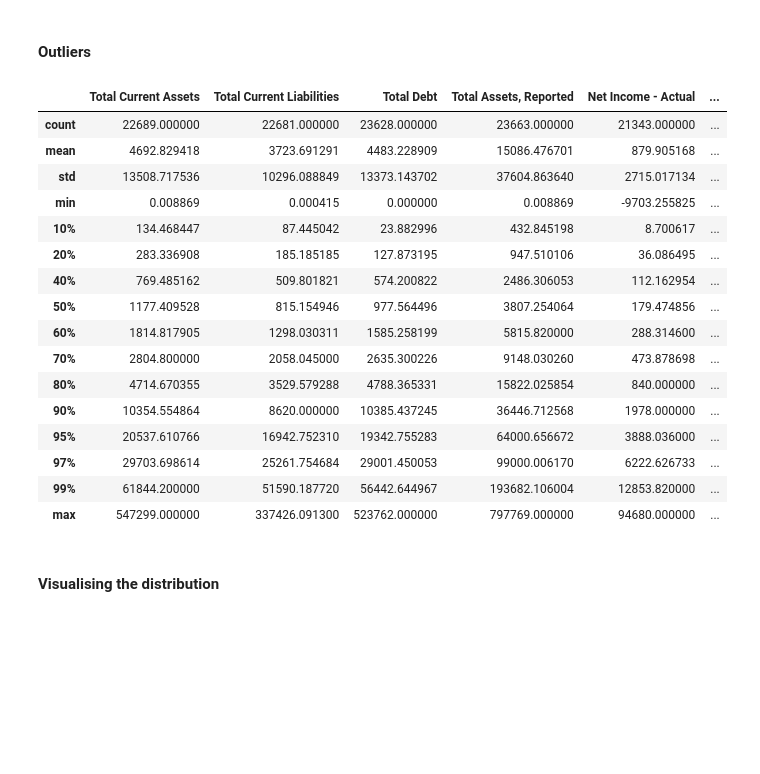
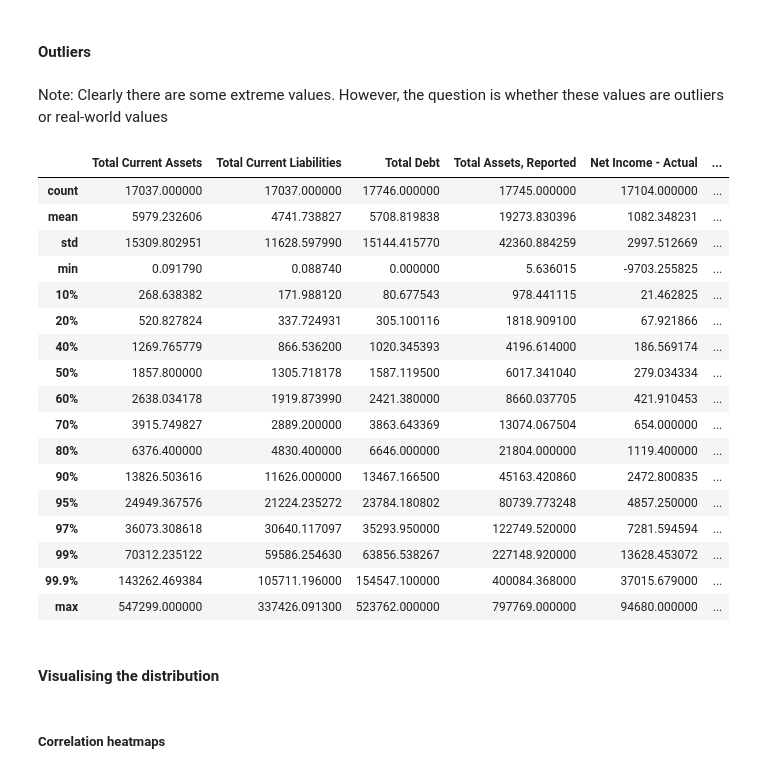
Before and after one commit to sprabhu4/SP_ESG_Pred, a Jupyter notebook: Code.ipynb, the cells around one changed output. Cells and saved outputs as stored; diff of their text form; code cells hidden in the pictures; blank space fills up the shorter version.

```diff
--- a/Code.ipynb
+++ b/Code.ipynb
@@ -54,3 +97,9 @@ df_firm.columns
 # %%
 # Lets rename some columns
-df_firm.rename(columns={"Total CO2 Equivalent Emissions To Revenues USD in million": "CO2 Emissions", "Property Plant And Equipment, Total - Gross": "PPE Total"},inplace=True)
+df_firm.rename(
+    columns={
+        "Total CO2 Equivalent Emissions To Revenues USD in million": "CO2 Emissions",
+        "Property Plant And Equipment, Total - Gross": "PPE Total",
+    },
+    inplace=True,
+)
@@ -108,0 +152,3 @@ dtype: float64
+# %%
+df_firm = df_firm[df_firm["ESG Score"].notna()]
+df_firm.shape
@@ -109,22 +179,27 @@ dtype: float64
 # %% [markdown]
 #### Outliers
+# %% [markdown]
+Note: Clearly there are some extreme values. However, the question is whether these values are outliers or real-world values
 # %%
-df_firm.describe([0.1,0.2,0.4,0.5,0.6,0.7,0.8,0.9,0.95,0.97,0.99])
+df_firm.describe(
+    [0.1, 0.2, 0.4, 0.5, 0.6, 0.7, 0.8, 0.9, 0.95, 0.97, 0.99, 0.999]
+)
 # %% [output]
 |  | Total Current Assets | Total Current Liabilities | Total Debt | Total Assets, Reported | Net Income - Actual | ... |
-| count | 22689.000000 | 22681.000000 | 23628.000000 | 23663.000000 | 21343.000000 | ... |
-| mean | 4692.829418 | 3723.691291 | 4483.228909 | 15086.476701 | 879.905168 | ... |
-| std | 13508.717536 | 10296.088849 | 13373.143702 | 37604.863640 | 2715.017134 | ... |
-| min | 0.008869 | 0.000415 | 0.000000 | 0.008869 | -9703.255825 | ... |
-| 10% | 134.468447 | 87.445042 | 23.882996 | 432.845198 | 8.700617 | ... |
-| 20% | 283.336908 | 185.185185 | 127.873195 | 947.510106 | 36.086495 | ... |
-| 40% | 769.485162 | 509.801821 | 574.200822 | 2486.306053 | 112.162954 | ... |
-| 50% | 1177.409528 | 815.154946 | 977.564496 | 3807.254064 | 179.474856 | ... |
-| 60% | 1814.817905 | 1298.030311 | 1585.258199 | 5815.820000 | 288.314600 | ... |
-| 70% | 2804.800000 | 2058.045000 | 2635.300226 | 9148.030260 | 473.878698 | ... |
-| 80% | 4714.670355 | 3529.579288 | 4788.365331 | 15822.025854 | 840.000000 | ... |
-| 90% | 10354.554864 | 8620.000000 | 10385.437245 | 36446.712568 | 1978.000000 | ... |
-| 95% | 20537.610766 | 16942.752310 | 19342.755283 | 64000.656672 | 3888.036000 | ... |
-| 97% | 29703.698614 | 25261.754684 | 29001.450053 | 99000.006170 | 6222.626733 | ... |
-| 99% | 61844.200000 | 51590.187720 | 56442.644967 | 193682.106004 | 12853.820000 | ... |
+| count | 17037.000000 | 17037.000000 | 17746.000000 | 17745.000000 | 17104.000000 | ... |
+| mean | 5979.232606 | 4741.738827 | 5708.819838 | 19273.830396 | 1082.348231 | ... |
+| std | 15309.802951 | 11628.597990 | 15144.415770 | 42360.884259 | 2997.512669 | ... |
+| min | 0.091790 | 0.088740 | 0.000000 | 5.636015 | -9703.255825 | ... |
+| 10% | 268.638382 | 171.988120 | 80.677543 | 978.441115 | 21.462825 | ... |
+| 20% | 520.827824 | 337.724931 | 305.100116 | 1818.909100 | 67.921866 | ... |
+| 40% | 1269.765779 | 866.536200 | 1020.345393 | 4196.614000 | 186.569174 | ... |
+| 50% | 1857.800000 | 1305.718178 | 1587.119500 | 6017.341040 | 279.034334 | ... |
+| 60% | 2638.034178 | 1919.873990 | 2421.380000 | 8660.037705 | 421.910453 | ... |
+| 70% | 3915.749827 | 2889.200000 | 3863.643369 | 13074.067504 | 654.000000 | ... |
+| 80% | 6376.400000 | 4830.400000 | 6646.000000 | 21804.000000 | 1119.400000 | ... |
+| 90% | 13826.503616 | 11626.000000 | 13467.166500 | 45163.420860 | 2472.800835 | ... |
+| 95% | 24949.367576 | 21224.235272 | 23784.180802 | 80739.773248 | 4857.250000 | ... |
+| 97% | 36073.308618 | 30640.117097 | 35293.950000 | 122749.520000 | 7281.594594 | ... |
+| 99% | 70312.235122 | 59586.254630 | 63856.538267 | 227148.920000 | 13628.453072 | ... |
+| 99.9% | 143262.469384 | 105711.196000 | 154547.100000 | 400084.368000 | 37015.679000 | ... |
 | max | 547299.000000 | 337426.091300 | 523762.000000 | 797769.000000 | 94680.000000 | ... |
@@ -138,2 +206,4 @@ for i in columns :
 # %% [markdown]
 #### Visualising the distribution
+# %% [markdown]
+##### Correlation heatmaps
```
Also changed, not shown: parts of 32 cells of this notebook, 2 other files.
